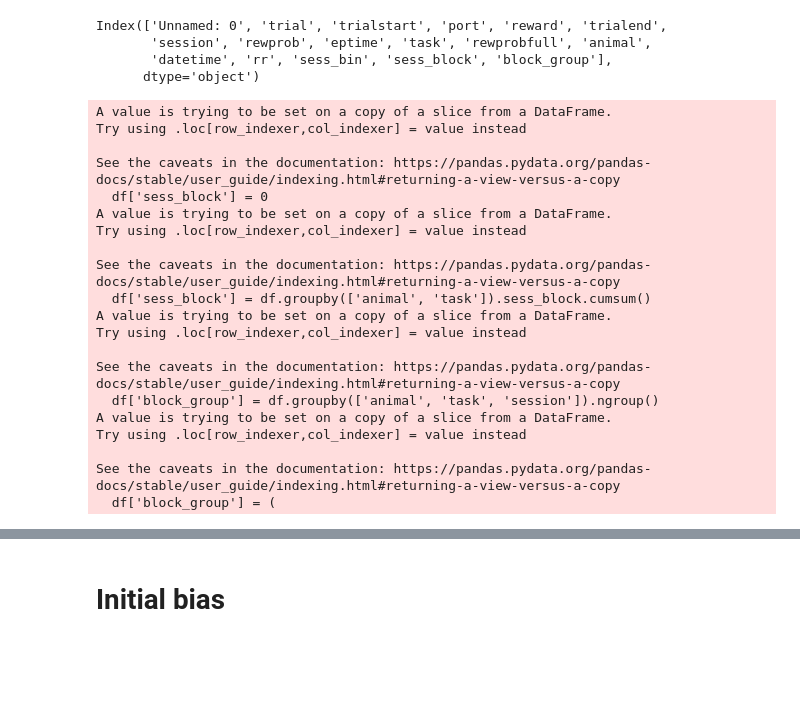
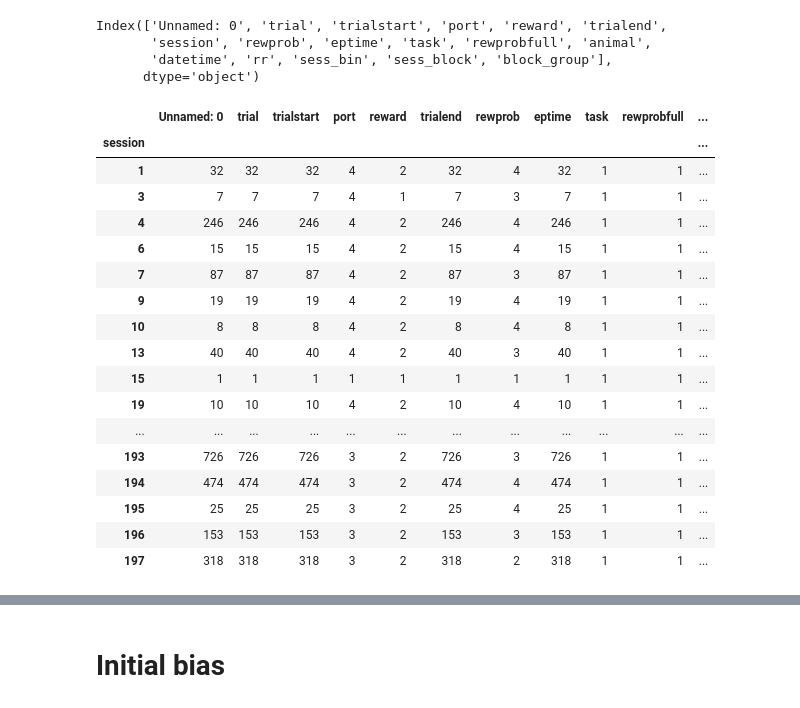
Before and after one commit to nightshade2303/banditAnalysis, a Jupyter notebook: multiAnimalAnalysis.ipynb, the cells around one changed output, grey strips where cells are left out. Drawn from its saved outputs; the diff is of its cells as text; code cells hidden in the pictures; blank space fills up the shorter version.

Commit message:
new analyses added for block changes and port blocking expt

```diff
--- a/multiAnimalAnalysis.ipynb
+++ b/multiAnimalAnalysis.ipynb
@@ -46,22 +49,23 @@ an_dict = {
 # %%
-# Remove sessions (per animal) that have any duplicated trials (rows)
+# Remove sessions (per animal) that have less than 10 duplicated trials
 # Assumes 'animal' and 'session' columns exist in sessdf
 
-def remove_sessions_with_duplicate_trials(df, animal_col='animal', session_col='session'):
-    # Find sessions (per animal) with any duplicated trials based on 'trialstart' and 'eptime'
+def remove_sessions_with_few_duplicate_trials(df, animal_col='animal', session_col='session', max_duplicates=10):
+    # Find sessions (per animal) with duplicated trials based on 'trialstart' and 'eptime'
     trial_cols = ['trialstart', 'eptime']
     to_remove = set()
     for (animal, session), group in df.groupby([animal_col, session_col]):
-        # If any duplicated trial in this group, mark for removal
-        if group.duplicated(subset=trial_cols, keep=False).any():
-            # print(f"Session {animal}, {session} has duplicated trials based on {trial_cols}")
+        # Count duplicated trials in this group
+        duplicate_count = group.duplicated(subset=trial_cols, keep=False).sum()
+        if 0 < duplicate_count < max_duplicates:
+            # Mark for removal if duplicates are less than the threshold
             to_remove.add((animal, session))
     # Build mask for rows to keep
     mask = ~(df[[animal_col, session_col]].apply(tuple, axis=1).isin(to_remove))
     return df[mask].copy()
 
 # Apply to sessdf
-sessdf = remove_sessions_with_duplicate_trials(sessdf)
+sessdf = remove_sessions_with_few_duplicate_trials(sessdf)
 # %%
 # sessdf.drop(columns = 'Unnamed: 0', inplace = True)
 exclude = ['[ 20  20  20 100]', '[0 0 0 0]', '[0]', '[0 0]',
@@ -101,26 +99,21 @@ week1_per_animal_task = blocked_df[(blocked_df.task == 'sham')]
-# %%
-ratdf = sessdf[sessdf.animal == 'Jirachi']
-from utils.dfLoading import add_block_groups
-
-ratdf = add_block_groups(ratdf)
-# %% [output]
-A value is trying to be set on a copy of a slice from a DataFrame.
-Try using .loc[row_indexer,col_indexer] = value instead
-
-See the caveats in the documentation: https://pandas.pydata.org/pandas-docs/stable/user_guide/indexing.html#returning-a-view-versus-a-copy
-  df['sess_block'] = 0
-A value is trying to be set on a copy of a slice from a DataFrame.
-Try using .loc[row_indexer,col_indexer] = value instead
-
-See the caveats in the documentation: https://pandas.pydata.org/pandas-docs/stable/user_guide/indexing.html#returning-a-view-versus-a-copy
-  df['sess_block'] = df.groupby(['animal', 'task']).sess_block.cumsum()
-A value is trying to be set on a copy of a slice from a DataFrame.
-Try using .loc[row_indexer,col_indexer] = value instead
-
-See the caveats in the documentation: https://pandas.pydata.org/pandas-docs/stable/user_guide/indexing.html#returning-a-view-versus-a-copy
-  df['block_group'] = df.groupby(['animal', 'task', 'session']).ngroup()
-A value is trying to be set on a copy of a slice from a DataFrame.
-Try using .loc[row_indexer,col_indexer] = value instead
-
-See the caveats in the documentation: https://pandas.pydata.org/pandas-docs/stable/user_guide/indexing.html#returning-a-view-versus-a-copy
-  df['block_group'] = (
+# %%
+sessdf[(sessdf.animal == 'Alakazam') & (sessdf.task == 'unstr') & ~(sessdf.duplicated(subset = ['animal', 'session', 'trialstart', 'eptime'], keep = False))].groupby('session').nunique().head(20)
+# %% [output]
+|  | Unnamed: 0 | trial | trialstart | port | reward | trialend | rewprob | eptime | task | rewprobfull | ... |
+| session |  |  |  |  |  |  |  |  |  |  | ... |
+| 1 | 32 | 32 | 32 | 4 | 2 | 32 | 4 | 32 | 1 | 1 | ... |
+| 3 | 7 | 7 | 7 | 4 | 1 | 7 | 3 | 7 | 1 | 1 | ... |
+| 4 | 246 | 246 | 246 | 4 | 2 | 246 | 4 | 246 | 1 | 1 | ... |
+| 6 | 15 | 15 | 15 | 4 | 2 | 15 | 4 | 15 | 1 | 1 | ... |
+| 7 | 87 | 87 | 87 | 4 | 2 | 87 | 3 | 87 | 1 | 1 | ... |
+| 9 | 19 | 19 | 19 | 4 | 2 | 19 | 4 | 19 | 1 | 1 | ... |
+| 10 | 8 | 8 | 8 | 4 | 2 | 8 | 4 | 8 | 1 | 1 | ... |
+| 13 | 40 | 40 | 40 | 4 | 2 | 40 | 3 | 40 | 1 | 1 | ... |
+| 15 | 1 | 1 | 1 | 1 | 1 | 1 | 1 | 1 | 1 | 1 | ... |
+| 19 | 10 | 10 | 10 | 4 | 2 | 10 | 4 | 10 | 1 | 1 | ... |
+| ... | ... | ... | ... | ... | ... | ... | ... | ... | ... | ... | ... |
+| 193 | 726 | 726 | 726 | 3 | 2 | 726 | 3 | 726 | 1 | 1 | ... |
+| 194 | 474 | 474 | 474 | 3 | 2 | 474 | 4 | 474 | 1 | 1 | ... |
+| 195 | 25 | 25 | 25 | 3 | 2 | 25 | 4 | 25 | 1 | 1 | ... |
+| 196 | 153 | 153 | 153 | 3 | 2 | 153 | 3 | 153 | 1 | 1 | ... |
+| 197 | 318 | 318 | 318 | 3 | 2 | 318 | 2 | 318 | 1 | 1 | ... |
```
Also changed, not shown: parts of 21 cells of this notebook, 3 other files.
